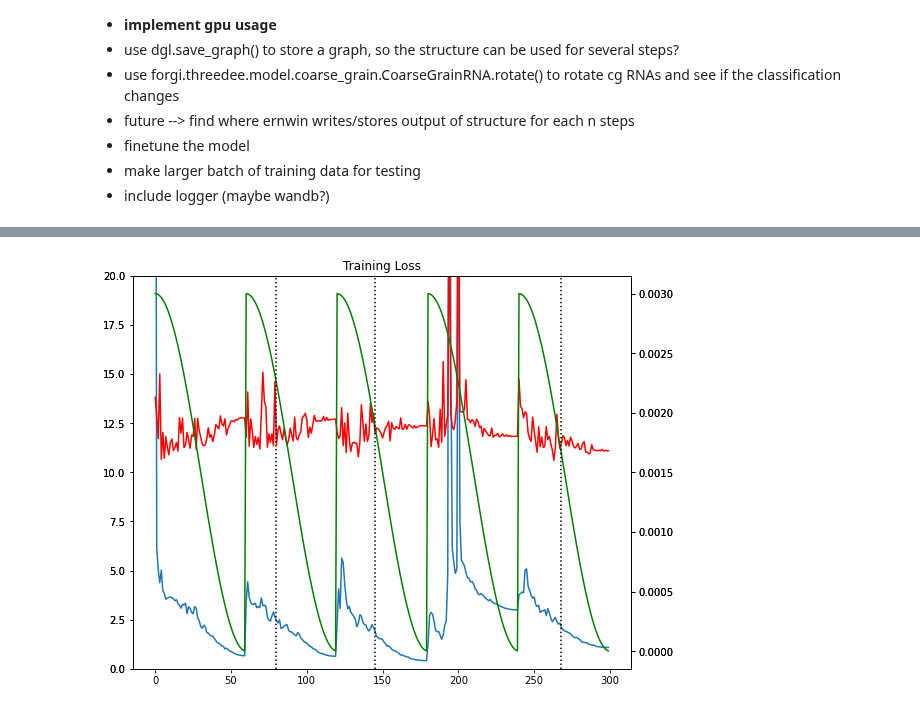
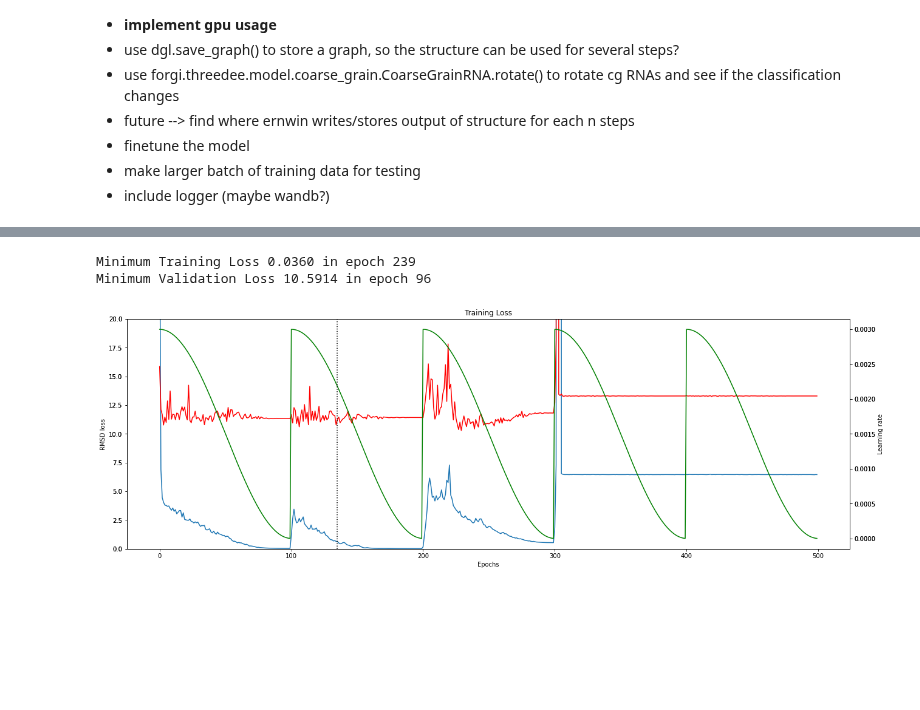
Before and after one commit to milang9/3d_classifier, a Jupyter notebook: 3d_classifier.ipynb, the cells around one changed output, grey strips where cells are left out. Drawn from its saved outputs; the diff is of its cells as text; code cells hidden in the pictures; blank space fills up the shorter version.

```diff
--- a/3d_classifier.ipynb
+++ b/3d_classifier.ipynb
@@ -350,21 +364,55 @@ Minimum Validation Loss 10.6016 in epoch 263
+# %%
+#store training run data
+
+file = "loss_data_2022-02-03.txt"
+
+with open("data/" + file, "w") as fh:
+    fh.write(str(epoch_losses) + "\n")
+    fh.write(str(val_losses) + "\n")
+    fh.write(str(learning_rates))
+# %%
+#get training run data
+
+file = "loss_data_2022-02-02.txt"
+
+file_lines = []
+with open("data/" + file, "r") as fh:
+    for line in fh.readlines():
+        file_lines.append(line.rstrip("]\n").lstrip("[").split(","))
+
+epoch_losses = [float(a) for a in file_lines[0]]
+val_losses = [float(b) for b in file_lines[1]]
+learning_rates = [float(c) for c in file_lines[2]]
+
+print("Minimum Training Loss {:.4f} in epoch {}".format(min(epoch_losses), epoch_losses.index(min(epoch_losses))))
+print("Minimum Validation Loss {:.4f} in epoch {}".format(min(val_losses), val_losses.index(min(val_losses))))
+# %% [output]
+Minimum Training Loss 0.0360 in epoch 239
+Minimum Validation Loss 10.5914 in epoch 96
 # %%
 #plot the training run
-fig, ax1 = plt.subplots(layout='constrained', figsize=(8, 6))
+fig, ax1 = plt.subplots(layout='constrained', figsize=(18, 6))
 ax1.secondary_yaxis('left', ylim=17)
 ax1.plot(epoch_losses)
 ax1.plot(val_losses, 'r')
 ax2 = ax1.twinx()
 ax2.secondary_yaxis('right')
 ax2.plot(learning_rates, 'g')
 plt.title("Training Loss")
+ax1.set_xlabel("Epochs")
+ax1.set_ylabel("RMSD loss")
+ax2.set_ylabel("Learning rate")
 ax1.set_ybound(lower=0, upper=20)
-#plt.axvline(x = 47, c = 'black', ls = ':')
-plt.axvline(x = 80, c = 'black', ls = ':')
-plt.axvline(x = 145, c = 'black', ls = ':')
-plt.axvline(x = 268, c = 'black', ls = ':')
+plt.axvline(x = 135, c = 'black', ls = ':')
+#plt.axvline(x = 96, c = 'black', ls = ':')
+#plt.axvline(x = 145, c = 'black', ls = ':')
+#plt.axvline(x = 190, c = 'black', ls = ':')
+#plt.axvline(x = 250, c = 'black', ls = ':')
+#plt.axvline(x = 321, c = 'black', ls = ':')
+#plt.axvline(x = 404, c = 'black', ls = ':')
 plt.draw()
 # %% [output]
-[figure, old version]
+[figure, new version]
 # %%
 #Test Data
 test_dir = "./data/test_set"
```
Also changed, not shown: parts of 5 cells of this notebook, 3 other files.
